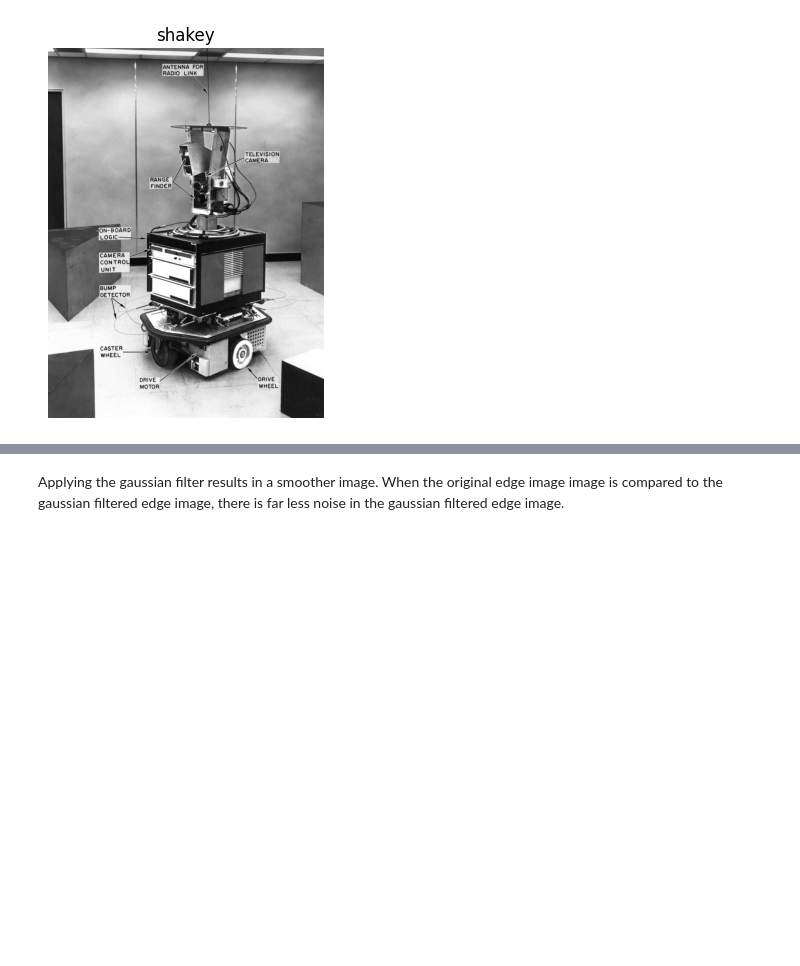
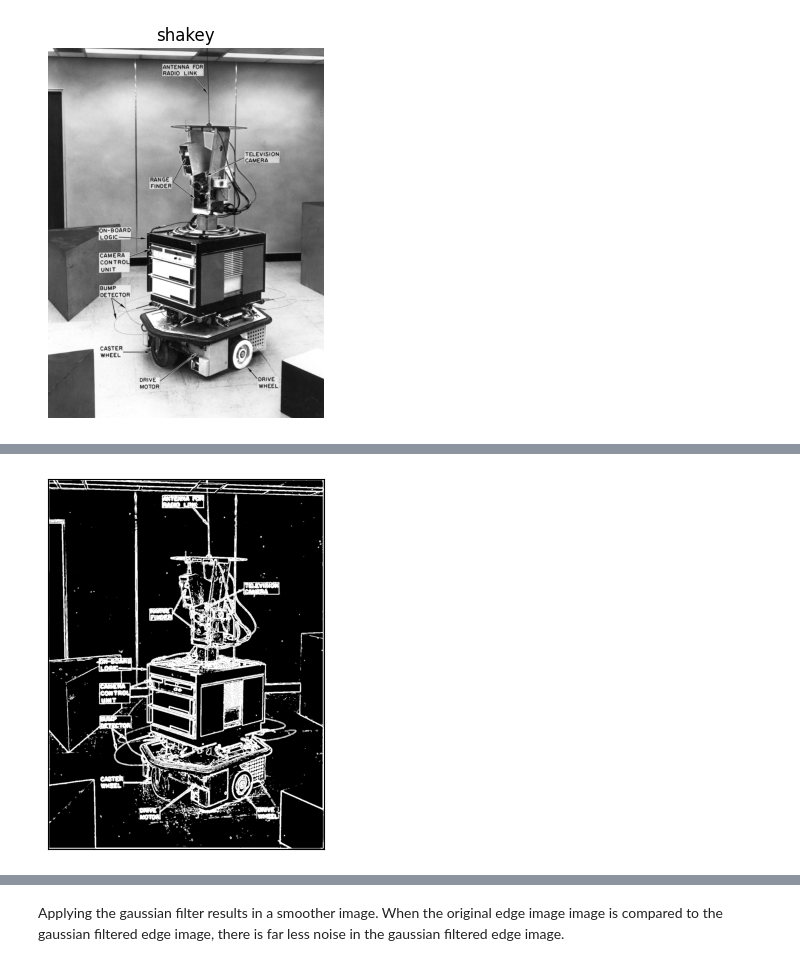
Before and after one commit to variable-21/ComputerVisionLabs, a Jupyter notebook: lab2.ipynb, the cells around one changed output, grey strips where cells are left out. Cells and saved outputs as stored; diff of their text form; code cells hidden in the pictures; blank space fills up the shorter version.

```diff
--- a/lab2.ipynb
+++ b/lab2.ipynb
@@ -32,0 +60,8 @@ plt.show()
+# %%
+shakey_gaussian_3by3 = scipy.signal.convolve2d(shakey, gaussian_filter_3x3)
+shakey_sobel_x = scipy.signal.convolve2d(shakey_gaussian_3by3, sobel_x)
+shakey_sobel_y = scipy.signal.convolve2d(shakey_gaussian_3by3, sobel_y)
+m_sobel_gaussian3 = magnitude(shakey_sobel_x,shakey_sobel_y)
+show_binary_image(m_sobel>40)
+# %% [output]
+[figure, added]
```
Also changed, not shown: parts of 5 cells of this notebook.
